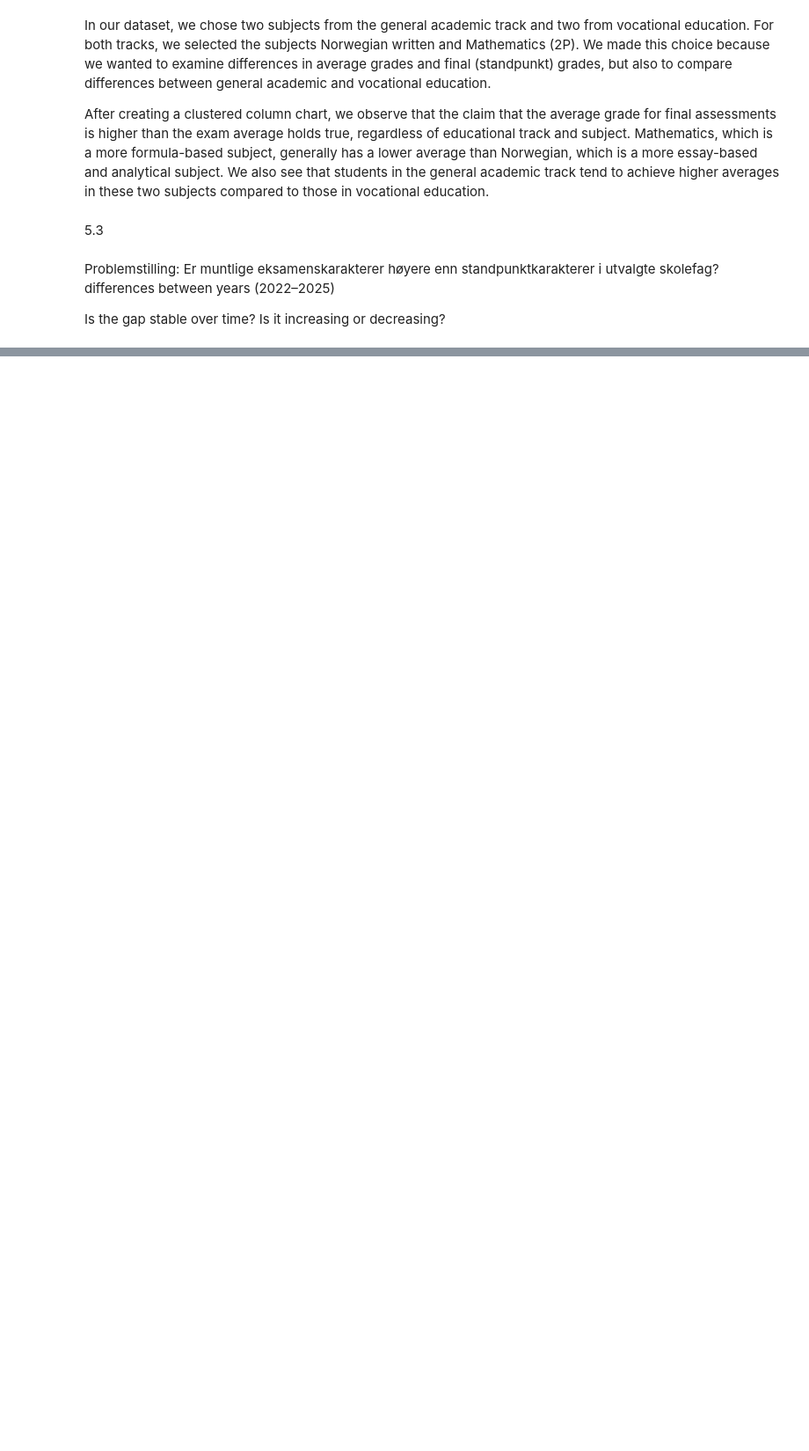
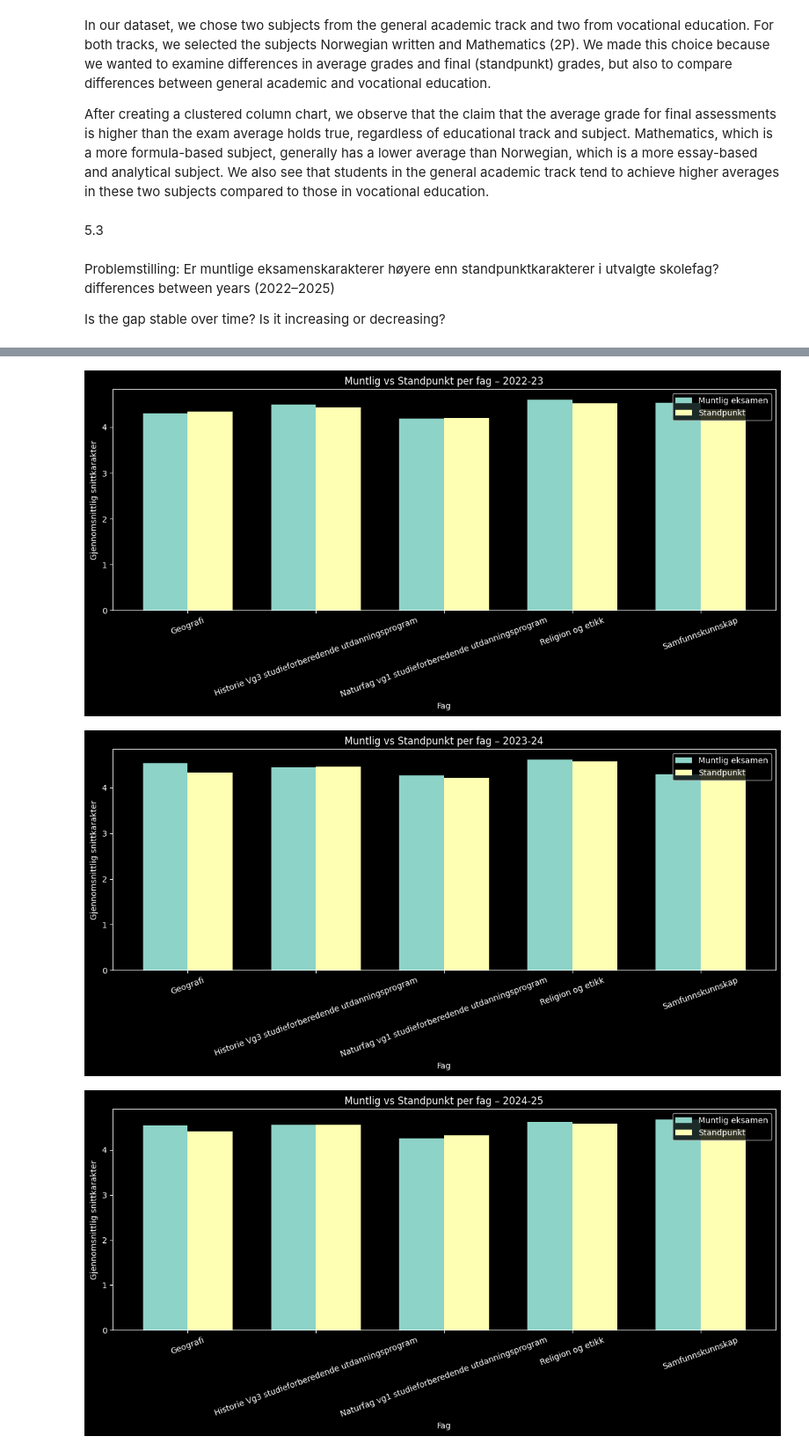
Before and after one commit to tezzzxx/pythonExam2026, a Jupyter notebook: task5.ipynb, the cells around one changed output, grey strips where cells are left out. Shown at 88% size. Drawn from its saved outputs; the diff is of its cells as text; code cells hidden in the pictures; blank space fills up the shorter version.

```diff
--- a/task5.ipynb
+++ b/task5.ipynb
@@ -104,3 +104,63 @@ Index(['Fagkode', 'Organisasjonsnummer', 'Fagnavn', 'Fylke', 'Skolenavn',
        '2024-25.Muntlig eksamen Antall elever',
        '2024-25.Standpunkt Snittkarakter', '2024-25.Standpunkt Antall elever'],
       dtype='str')
+# %%
+import matplotlib.pyplot as plt
+import numpy as np
+
+years = ["2022-23", "2023-24", "2024-25"]
+
+for year in years:
+
+    muntlig_col = f"{year}.Muntlig eksamen Snittkarakter"
+    standpunkt_col = f"{year}.Standpunkt Snittkarakter"
+
+    dataset[muntlig_col] = pd.to_numeric(
+        dataset[muntlig_col].astype(str).str.replace(",", "."),
+        errors="coerce"
+    )
+
+    dataset[standpunkt_col] = pd.to_numeric(
+        dataset[standpunkt_col].astype(str).str.replace(",", "."),
+        errors="coerce"
+    )
+
+    temp = (
+        dataset.groupby("Fagnavn")[[muntlig_col, standpunkt_col]]
+        .mean()
+        .reset_index()
+    )
+
+    temp = temp.fillna(0)
+
+    x = np.arange(len(temp))
+    width = 0.35
+
+    plt.figure(figsize=(12, 6))
+
+    plt.bar(
+        x - width / 2,
+        temp[muntlig_col],
+        width,
+        label="Muntlig eksamen"
+    )
+
+    plt.bar(
+        x + width / 2,
+        temp[standpunkt_col],
+        width,
+        label="Standpunkt"
+    )
+
+    plt.xticks(x, temp["Fagnavn"], rotation=20)
+    plt.ylabel("Gjennomsnittlig snittkarakter")
+    plt.xlabel("Fag")
+    plt.title(f"Muntlig vs Standpunkt per fag – {year}")
+
+    plt.legend()
+    plt.tight_layout()
+    plt.show()
+# %% [output]
+[figure, added]
+[figure, added]
+[figure, added]
```
Also changed, not shown: parts of 1 cell of this notebook, 2 other files.
